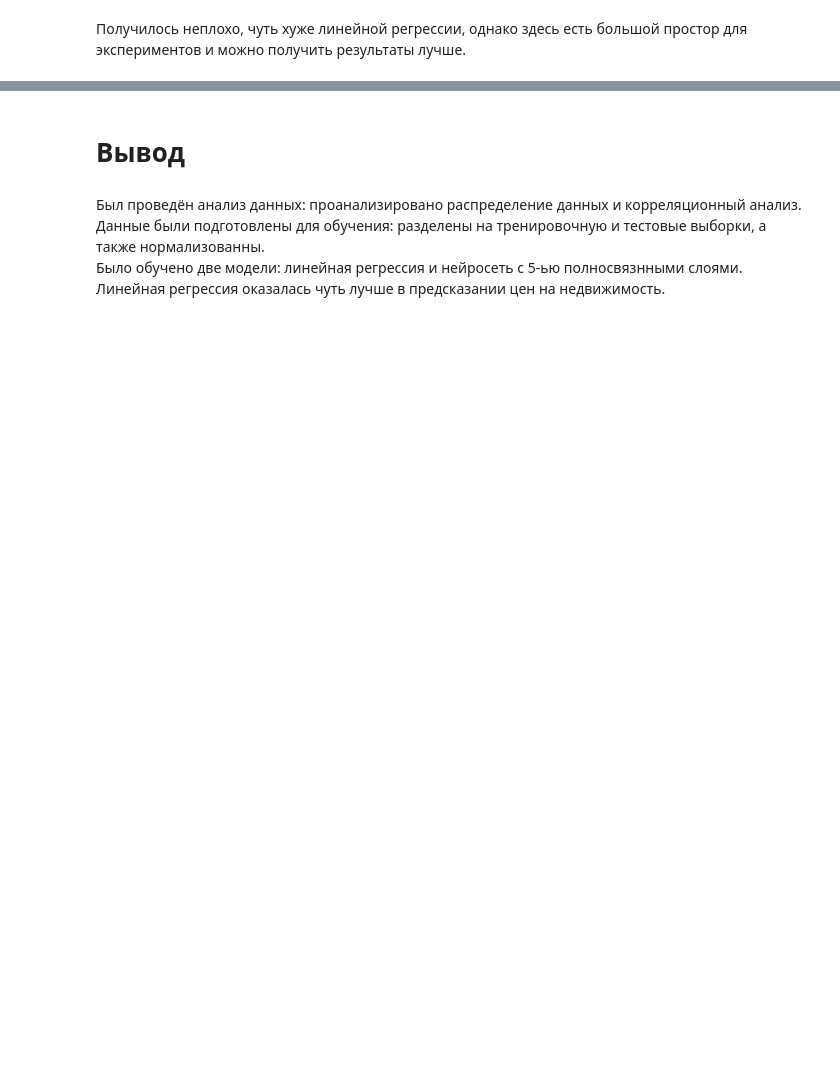
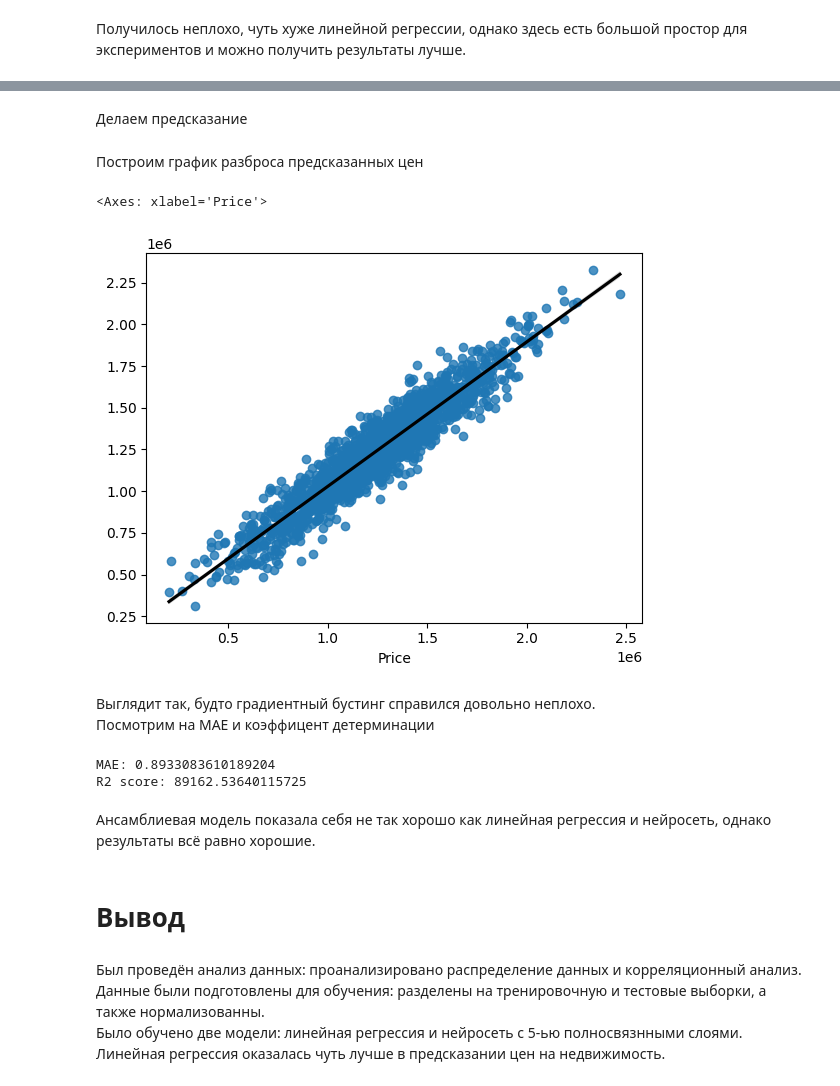
Before and after one commit to VetUps/-, a Jupyter notebook: 4_курс_2_семестр/Regression_2026NN.ipynb, the cells around one changed output, grey strips where cells are left out. Drawn from its saved outputs; the diff is of its cells as text; code cells hidden in the pictures; blank space fills up the shorter version.

```diff
--- a/4_курс_2_семестр/Regression_2026NN.ipynb
+++ b/4_курс_2_семестр/Regression_2026NN.ipynb
@@ -434,0 +445,11 @@ metrics.mean_absolute_error(y_test_original, y_pred)
+# %%
+gbr = GradientBoostingRegressor(
+    verbose=1,
+    random_state=0,
+    loss='absolute_error',
+    n_estimators=700,
+    learning_rate=0.1,
+    max_depth=5
+)
+
+gbr.fit(X_train, y_train)
@@ -435,3 +476,26 @@ metrics.mean_absolute_error(y_test_original, y_pred)
+# %% [markdown]
+Делаем предсказание
+# %%
+# Предсказания
+y_pred = gbr.predict(X_test)
+# %% [markdown]
+Построим график разброса предсказанных цен
+# %%
+sns.regplot(x=y_test, y=y_pred, line_kws={"color":"black"})
+# %% [output]
+<Axes: xlabel='Price'>
+[figure, added]
+# %% [markdown]
+Выглядит так, будто градиентный бустинг справился довольно неплохо.
+Посмотрим на MAE и коэффицент детерминации
+# %%
+print(f'MAE: {metrics.r2_score(y_test, y_pred)}')
+print(f'R2 score: {metrics.mean_absolute_error(y_test, y_pred)}')
+# %% [output]
+MAE: 0.8933083610189204
+R2 score: 89162.53640115725
+# %% [markdown]
+Ансамблиевая модель показала себя не так хорошо как линейная регрессия и нейросеть, однако результаты всё равно хорошие.
 # %% [markdown]
 # Вывод
 # %% [markdown]
```
Also changed, not shown: parts of 17 cells of this notebook.
